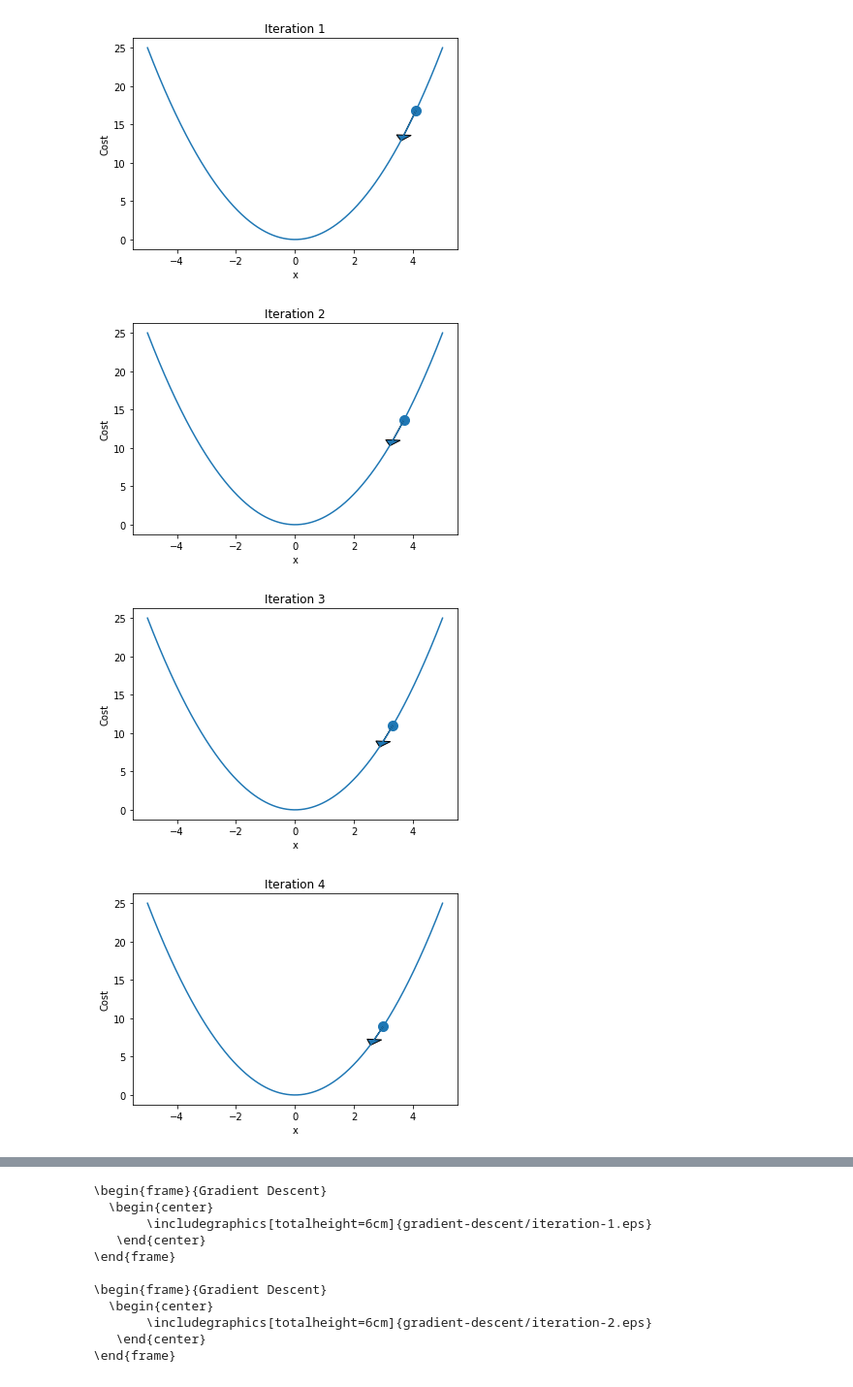
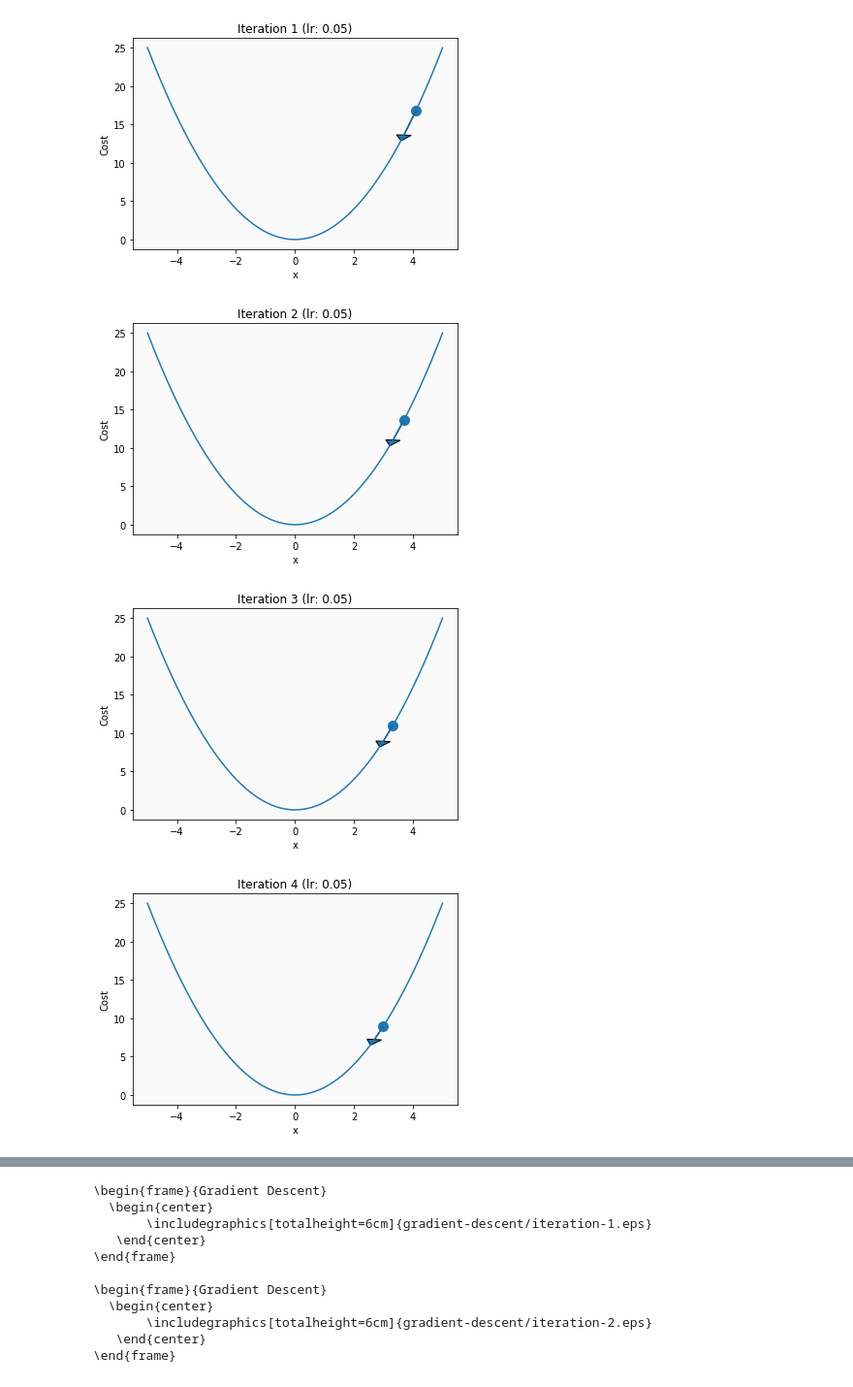
Before and after one commit to nipunbatra/ml-teaching, a Jupyter notebook: gradient-descent/Gradient Descent.ipynb, the cells around one changed output, grey strips where cells are left out. Shown at 97% size. Drawn from its saved outputs; the diff is of its cells as text; code cells hidden in the pictures.

```diff
--- a/gradient-descent/Gradient Descent.ipynb
+++ b/gradient-descent/Gradient Descent.ipynb
@@ -2,7 +3,2 @@
 import matplotlib.pyplot as plt
 import numpy as np
-# %%
-x = np.linspace(-5,5,1000)
-y = x**2
-plt.plot(x,y)
-plt.title("Cost Function")
@@ -11,0 +9,3 @@ Text(0.5, 1.0, 'Cost Function')
+# %%
+init_x = 2
+init_y = 5
@@ -12,24 +79,26 @@ Text(0.5, 1.0, 'Cost Function')
+# %%
+plt.rcParams['axes.facecolor'] = '#fafafa'
 # %%
 p = 4.1
 alpha = 0.05
 iterations = 20
 
 # for i in range(10):
 for i in range(iterations):
     plt.figure()
     plt.plot(x,y)
     prev = p
     p = p - (alpha*2*p)
     plt.arrow(prev,prev**2,p-prev,p**2-prev**2,head_width=0.5)
     plt.scatter([prev],[prev**2],s=100)
     plt.xlabel("x")
     plt.ylabel("Cost")
-    plt.title("Iteration "+str(i+1))
+    plt.title("Iteration "+str(i+1)+" (lr: "+str(alpha)+")")
     plt.savefig("iteration-"+str(i+1)+".eps", format='eps',transparent=True)
 
     plt.show()
 # %% [output]
-[figure, old version]
+[figure, new version]
-[figure, old version]
+[figure, new version]
-[figure, old version]
+[figure, new version]
-[figure, old version]
+[figure, new version]
```
Also changed, not shown: parts of 10 cells of this notebook.
